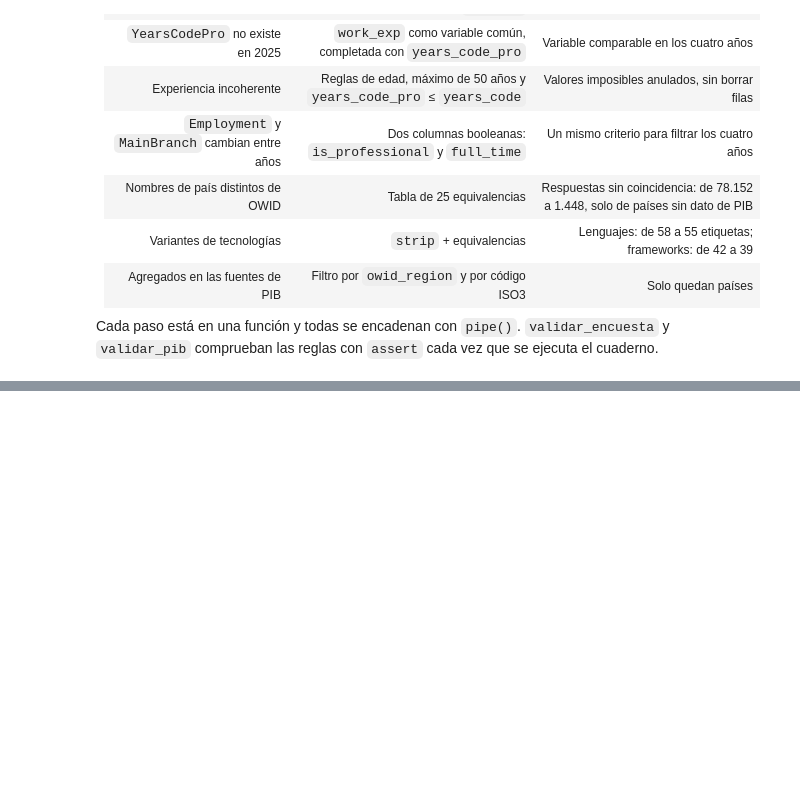
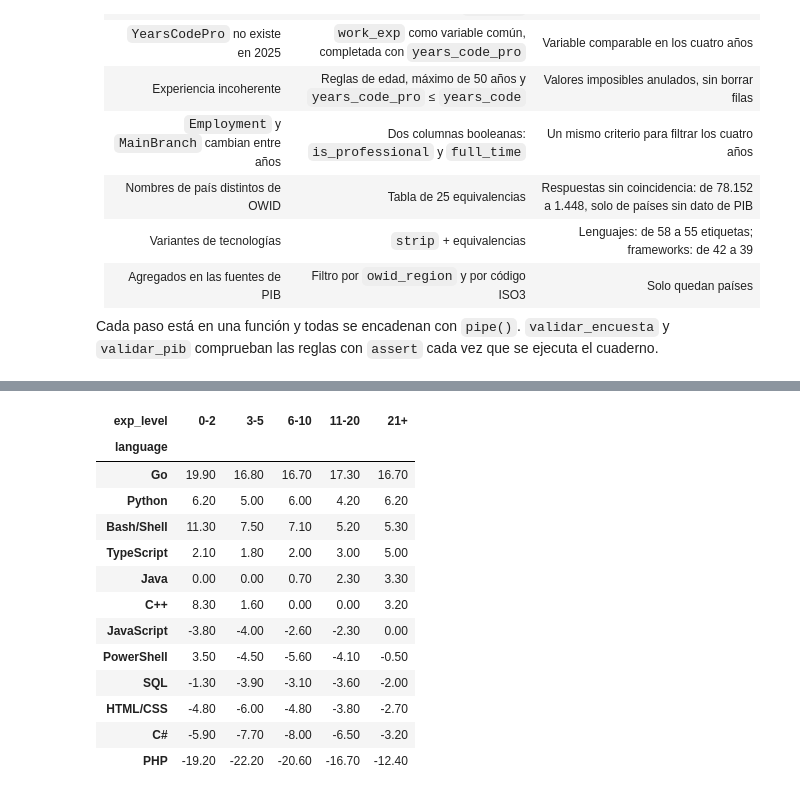
Before and after one commit to Pafuna08/salarios-tecnologias-desarrolladores, a Jupyter notebook: notebooks/data_preparation.ipynb, the cells around one changed output, grey strips where cells are left out. Cells and saved outputs as stored; diff of their text form; code cells hidden in the pictures; blank space fills up the shorter version.

```diff
--- a/notebooks/data_preparation.ipynb
+++ b/notebooks/data_preparation.ipynb
@@ -710,0 +1046,30 @@ Cada paso está en una función y todas se encadenan con `pipe()`. `validar_encu
+# %%
+MIN_CELDA = 100
+seleccion = ind_lenguajes.nlargest(12, 'uso_pct').index
+base = uso_lenguajes[uso_lenguajes['language'].isin(seleccion)]
+
+
+def prima_cruzada(columna):
+    tabla = base.pivot_table(index='language', columns=columna, values='salary_rel_group',
+                             aggfunc=['median', 'size'], observed=True)
+    prima = (tabla['median'] - 1) * 100
+    return prima.where(tabla['size'] >= MIN_CELDA).round(1) + 0.0
+
+
+prima_por_experiencia = prima_cruzada('exp_level')
+prima_por_experiencia.sort_values('21+', ascending=False)
+# %% [output]
+| exp_level | 0-2 | 3-5 | 6-10 | 11-20 | 21+ |
+| language |  |  |  |  |  |
+| Go | 19.90 | 16.80 | 16.70 | 17.30 | 16.70 |
+| Python | 6.20 | 5.00 | 6.00 | 4.20 | 6.20 |
+| Bash/Shell | 11.30 | 7.50 | 7.10 | 5.20 | 5.30 |
+| TypeScript | 2.10 | 1.80 | 2.00 | 3.00 | 5.00 |
+| Java | 0.00 | 0.00 | 0.70 | 2.30 | 3.30 |
+| C++ | 8.30 | 1.60 | 0.00 | 0.00 | 3.20 |
+| JavaScript | -3.80 | -4.00 | -2.60 | -2.30 | 0.00 |
+| PowerShell | 3.50 | -4.50 | -5.60 | -4.10 | -0.50 |
+| SQL | -1.30 | -3.90 | -3.10 | -3.60 | -2.00 |
+| HTML/CSS | -4.80 | -6.00 | -4.80 | -3.80 | -2.70 |
+| C# | -5.90 | -7.70 | -8.00 | -6.50 | -3.20 |
+| PHP | -19.20 | -22.20 | -20.60 | -16.70 | -12.40 |
```
Also changed, not shown: parts of 33 cells of this notebook.
